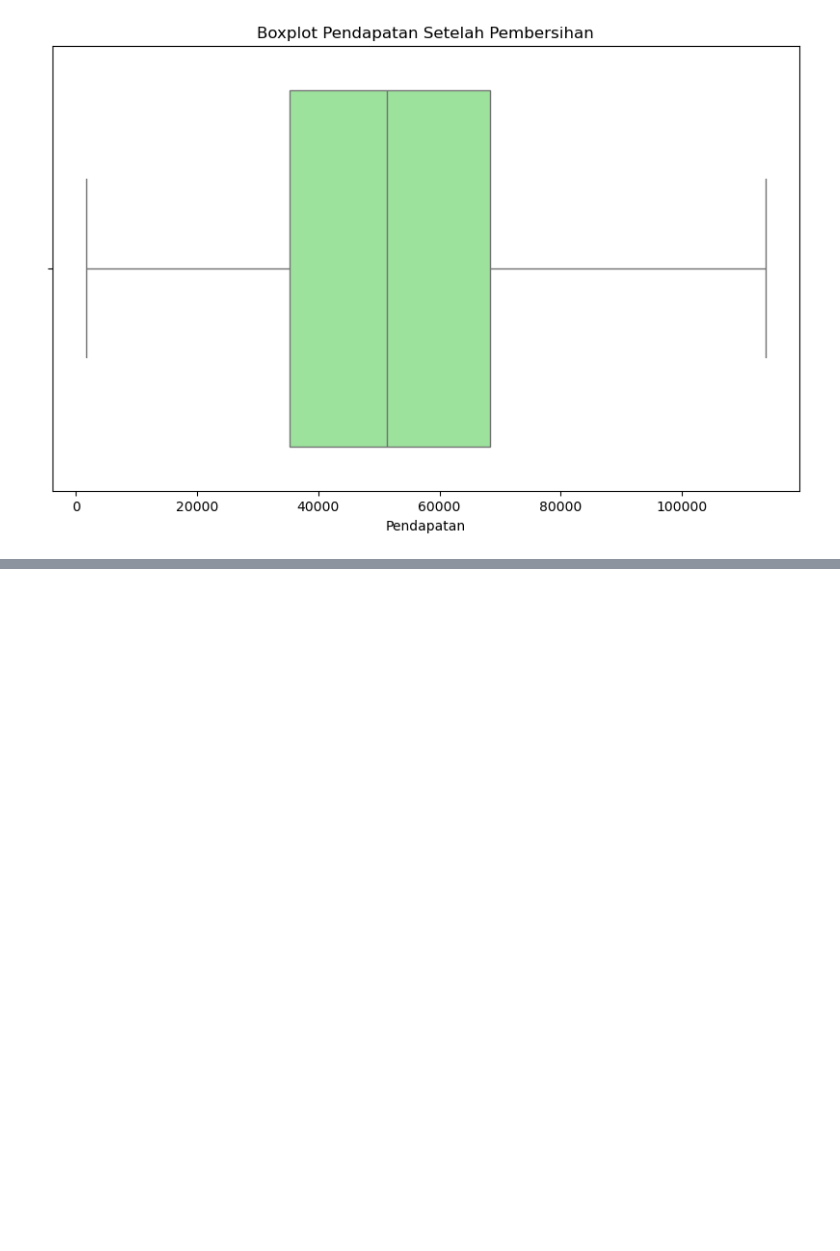
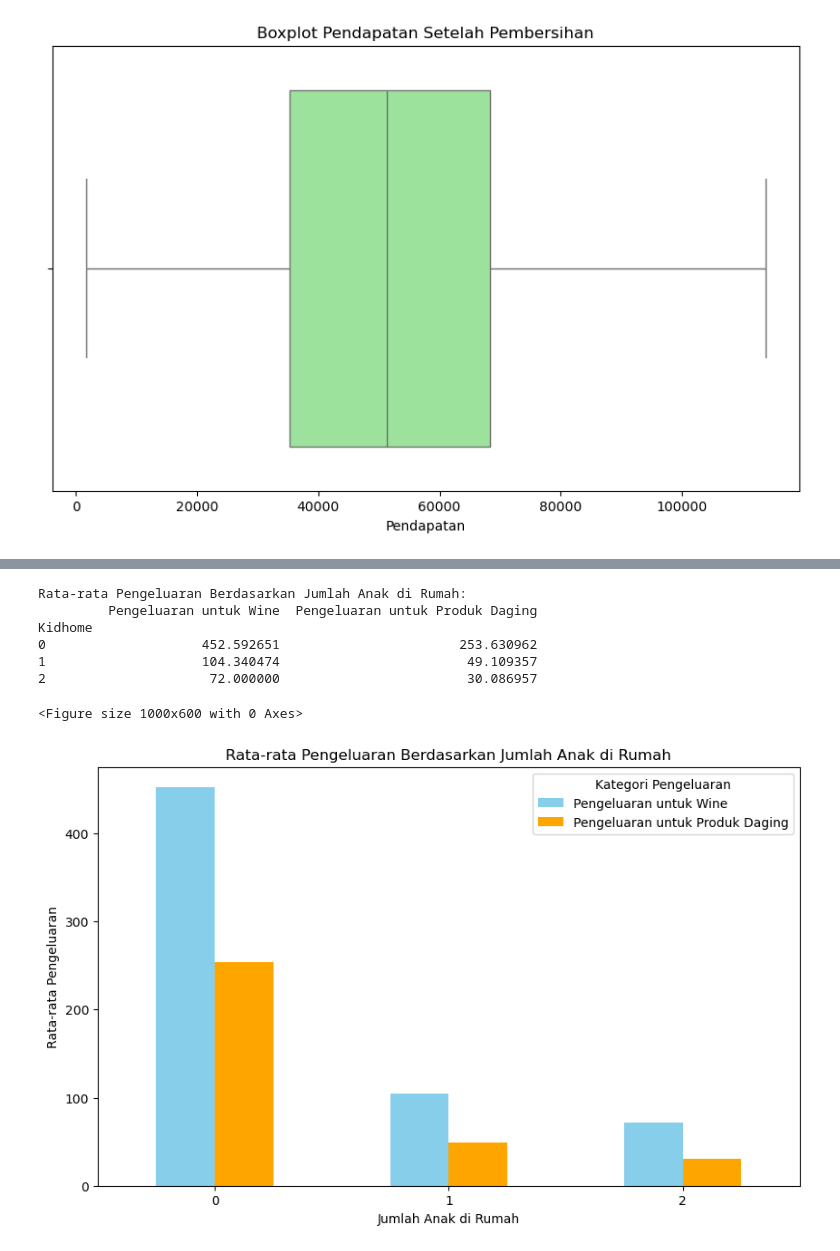
Before and after one commit to intsqy/Purwadhika_CapstoneProject2_JCDSOL, a Jupyter notebook: 1_IncomeSegmentation.ipynb, the cells around one changed output, grey strips where cells are left out. Cells and saved outputs as stored; diff of their text form; code cells hidden in the pictures; blank space fills up the shorter version.

```diff
--- a/1_IncomeSegmentation.ipynb
+++ b/1_IncomeSegmentation.ipynb
@@ -140,0 +232,26 @@ Text(0.5, 0, 'Golongan Pemasukan')
+# %%
+df = df.dropna(subset=['Kidhome'])
+# %%
+child_segment = df.groupby('Kidhome')[['Pengeluaran untuk Wine', 'Pengeluaran untuk Produk Daging']].mean()
+print("\nRata-rata Pengeluaran Berdasarkan Jumlah Anak di Rumah:")
+print(child_segment)
+# %% [output]
+Rata-rata Pengeluaran Berdasarkan Jumlah Anak di Rumah:
+         Pengeluaran untuk Wine  Pengeluaran untuk Produk Daging
+Kidhome
+0                    452.592651                       253.630962
+1                    104.340474                        49.109357
+2                     72.000000                        30.086957
+# %%
+# 4. Visualisasi Rata-rata Pengeluaran Berdasarkan Jumlah Anak
+plt.figure(figsize=(10, 6))
+child_segment.plot(kind='bar', figsize=(10, 6), color=['skyblue', 'orange'])
+plt.title('Rata-rata Pengeluaran Berdasarkan Jumlah Anak di Rumah')
+plt.ylabel('Rata-rata Pengeluaran')
+plt.xlabel('Jumlah Anak di Rumah')
+plt.xticks(rotation=0)
+plt.legend(title='Kategori Pengeluaran')
+plt.show()
+# %% [output]
+<Figure size 1000x600 with 0 Axes>
+[figure, added]
```
Also changed, not shown: parts of 22 cells of this notebook.
